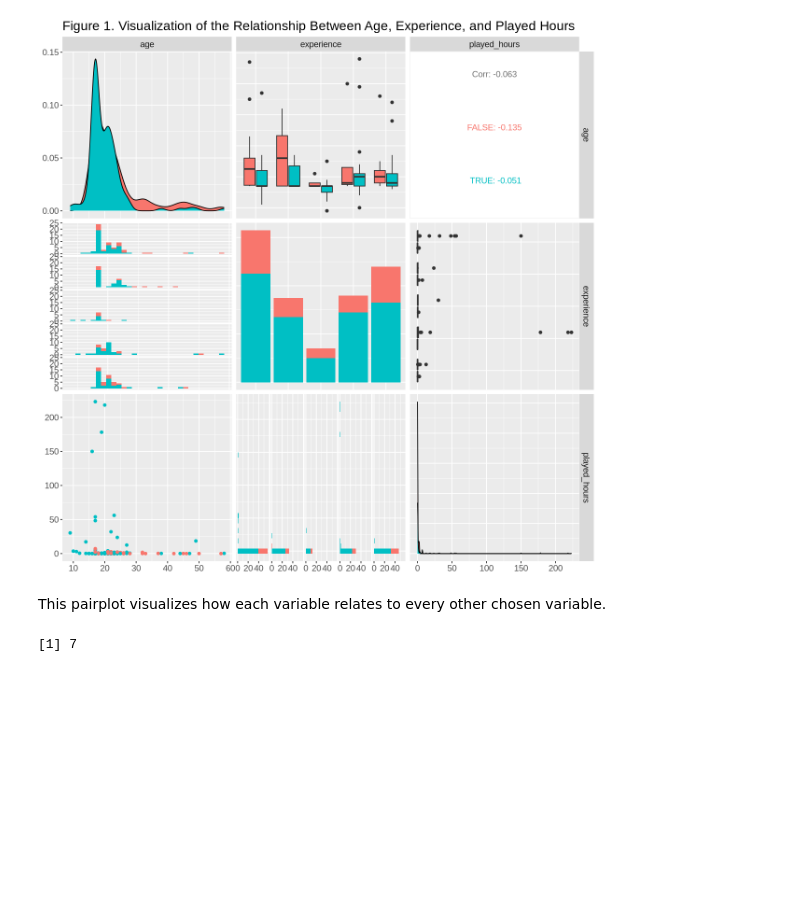
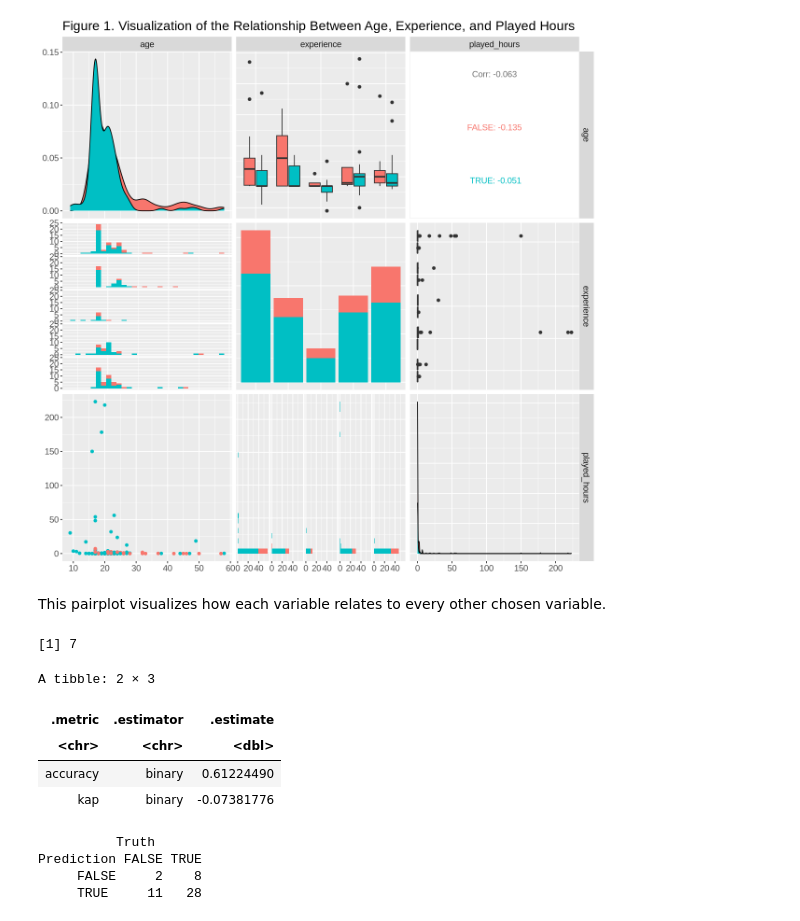
Before and after one commit to emilyk-05/group_project, a Jupyter notebook: group_project.ipynb, the cells around one changed output. Cells and saved outputs as stored; diff of their text form; code cells hidden in the pictures; blank space fills up the shorter version.

Commit message:
worked on the test split

```diff
--- a/group_project.ipynb
+++ b/group_project.ipynb
@@ -304,3 +303,34 @@ players_fit <- workflow() |>
             add_recipe(players_recipe) |>
             add_model(players_spec) |>
             fit(data = players_train)
+# %%
+set.seed(2024)
+
+
+#fitting it to testing
+players_test_predictions <- predict(players_fit, players_test) |>
+    bind_cols(players_test)
+
+
+#testing its accuracy
+players_prediction_accuracy <- players_test_predictions |>
+        metrics(truth = subscribe, estimate = .pred_class)
+
+players_prediction_accuracy
+
+
+#players matrix
+players_mat <-  players_test_predictions |>
+    conf_mat(truth = subscribe, estimate = .pred_class)
+
+players_mat
+# %% [output]
+A tibble: 2 × 3
+| .metric | .estimator | .estimate |
+| <chr> | <chr> | <dbl> |
+| accuracy | binary | 0.61224490 |
+| kap | binary | -0.07381776 |
+          Truth
+Prediction FALSE TRUE
+     FALSE     2    8
+     TRUE     11   28
```
Also changed, not shown: parts of 3 cells of this notebook.
